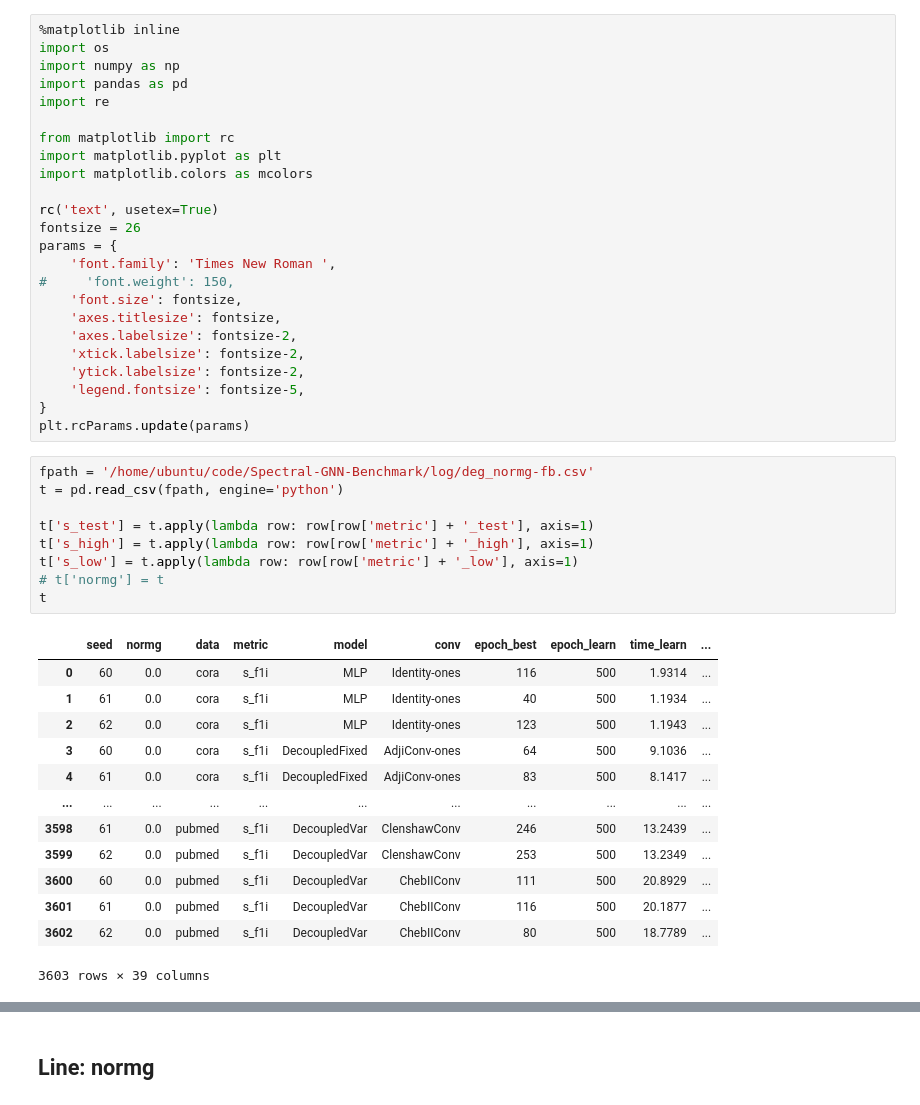
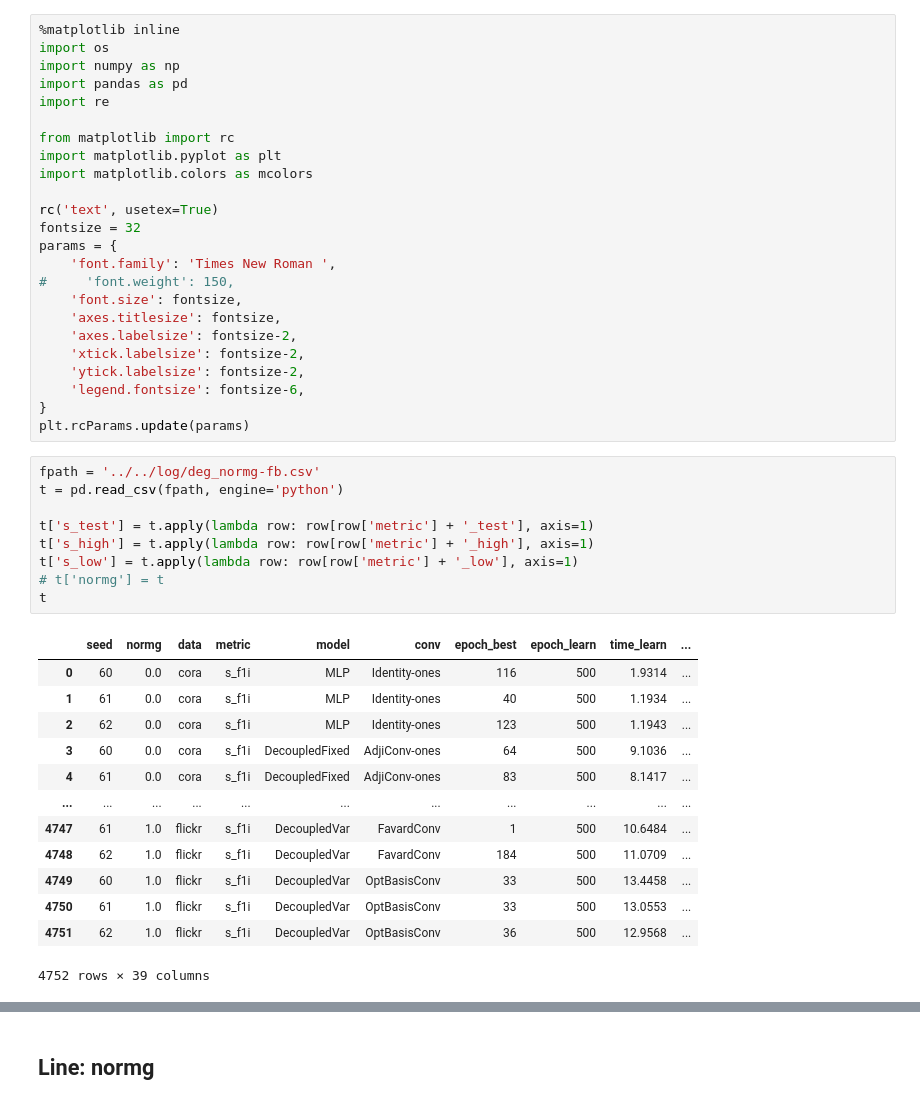
Before and after one commit to gdmnl/Spectral-GNN-Benchmark, a Jupyter notebook: benchmark/notebook/fig_degng.ipynb, the cells around one changed output, grey strips where cells are left out. Saved outputs shown, nothing was run; the diff lists cells and outputs as text.

```diff
--- a/benchmark/notebook/fig_degng.ipynb
+++ b/benchmark/notebook/fig_degng.ipynb
@@ -10,7 +10,7 @@ import matplotlib.pyplot as plt
 import matplotlib.colors as mcolors
 
 rc('text', usetex=True)
-fontsize = 26
+fontsize = 32
 params = {
     'font.family': 'Times New Roman ',
 #     'font.weight': 150,
@@ -19,32 +19,32 @@ params = {
     'axes.labelsize': fontsize-2,
     'xtick.labelsize': fontsize-2,
     'ytick.labelsize': fontsize-2,
-    'legend.fontsize': fontsize-5,
+    'legend.fontsize': fontsize-6,
 }
 plt.rcParams.update(params)
 # %%
-fpath = '/home/ubuntu/code/Spectral-GNN-Benchmark/log/deg_normg-fb.csv'
+fpath = '../../log/deg_normg-fb.csv'
 t = pd.read_csv(fpath, engine='python')
 
 t['s_test'] = t.apply(lambda row: row[row['metric'] + '_test'], axis=1)
 t['s_high'] = t.apply(lambda row: row[row['metric'] + '_high'], axis=1)
 t['s_low'] = t.apply(lambda row: row[row['metric'] + '_low'], axis=1)
 # t['normg'] = t
 t
 # %% [output]
 |  | seed | normg | data | metric | model | conv | epoch_best | epoch_learn | time_learn | ... |
 | 0 | 60 | 0.0 | cora | s_f1i | MLP | Identity-ones | 116 | 500 | 1.9314 | ... |
 | 1 | 61 | 0.0 | cora | s_f1i | MLP | Identity-ones | 40 | 500 | 1.1934 | ... |
 | 2 | 62 | 0.0 | cora | s_f1i | MLP | Identity-ones | 123 | 500 | 1.1943 | ... |
 | 3 | 60 | 0.0 | cora | s_f1i | DecoupledFixed | AdjiConv-ones | 64 | 500 | 9.1036 | ... |
 | 4 | 61 | 0.0 | cora | s_f1i | DecoupledFixed | AdjiConv-ones | 83 | 500 | 8.1417 | ... |
 | ... | ... | ... | ... | ... | ... | ... | ... | ... | ... | ... |
-| 3598 | 61 | 0.0 | pubmed | s_f1i | DecoupledVar | ClenshawConv | 246 | 500 | 13.2439 | ... |
-| 3599 | 62 | 0.0 | pubmed | s_f1i | DecoupledVar | ClenshawConv | 253 | 500 | 13.2349 | ... |
-| 3600 | 60 | 0.0 | pubmed | s_f1i | DecoupledVar | ChebIIConv | 111 | 500 | 20.8929 | ... |
-| 3601 | 61 | 0.0 | pubmed | s_f1i | DecoupledVar | ChebIIConv | 116 | 500 | 20.1877 | ... |
-| 3602 | 62 | 0.0 | pubmed | s_f1i | DecoupledVar | ChebIIConv | 80 | 500 | 18.7789 | ... |
+| 4747 | 61 | 1.0 | flickr | s_f1i | DecoupledVar | FavardConv | 1 | 500 | 10.6484 | ... |
+| 4748 | 62 | 1.0 | flickr | s_f1i | DecoupledVar | FavardConv | 184 | 500 | 11.0709 | ... |
+| 4749 | 60 | 1.0 | flickr | s_f1i | DecoupledVar | OptBasisConv | 33 | 500 | 13.4458 | ... |
+| 4750 | 61 | 1.0 | flickr | s_f1i | DecoupledVar | OptBasisConv | 33 | 500 | 13.0553 | ... |
+| 4751 | 62 | 1.0 | flickr | s_f1i | DecoupledVar | OptBasisConv | 36 | 500 | 12.9568 | ... |
-3603 rows × 39 columns
+4752 rows × 39 columns
 # %%
 dlst = ["cora", "citeseer", "chameleon_filtered", "squirrel_filtered", "actor", "roman_empire", ]
 id_cols = ["seed", 'normg', 'data', 'model', 'conv',]
```
Also changed, not shown: parts of 5 cells of this notebook, 4 other files.
